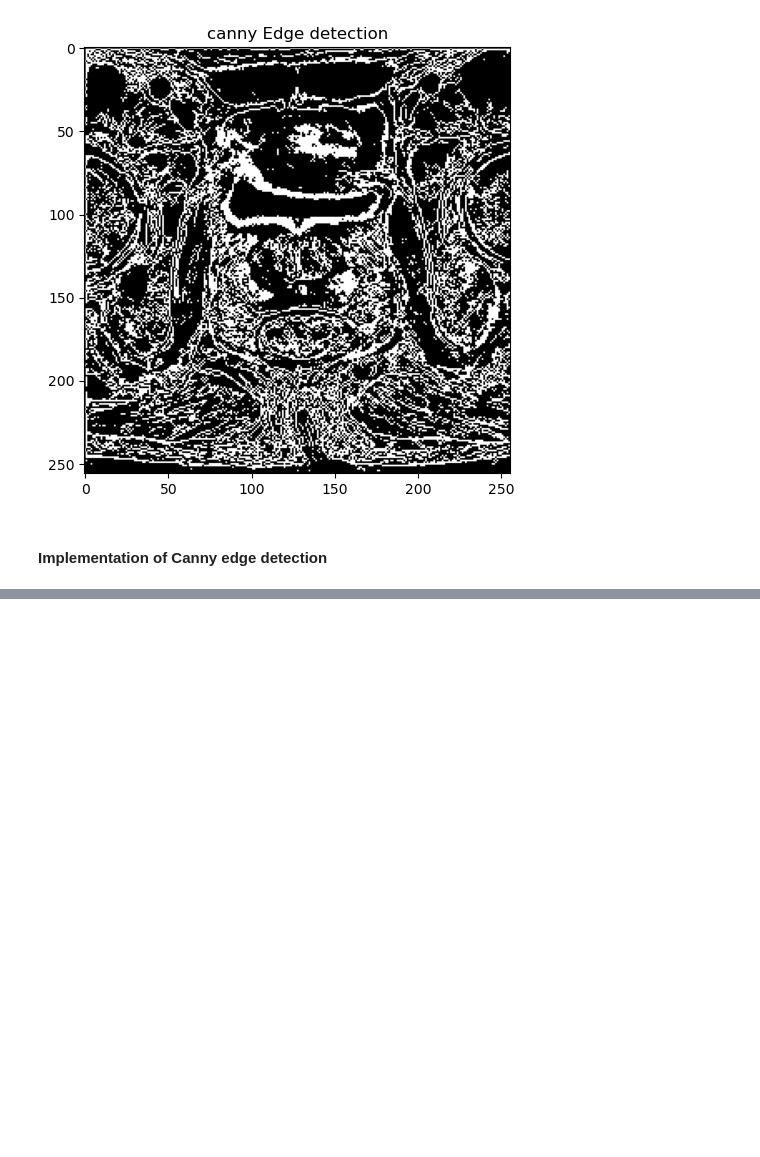
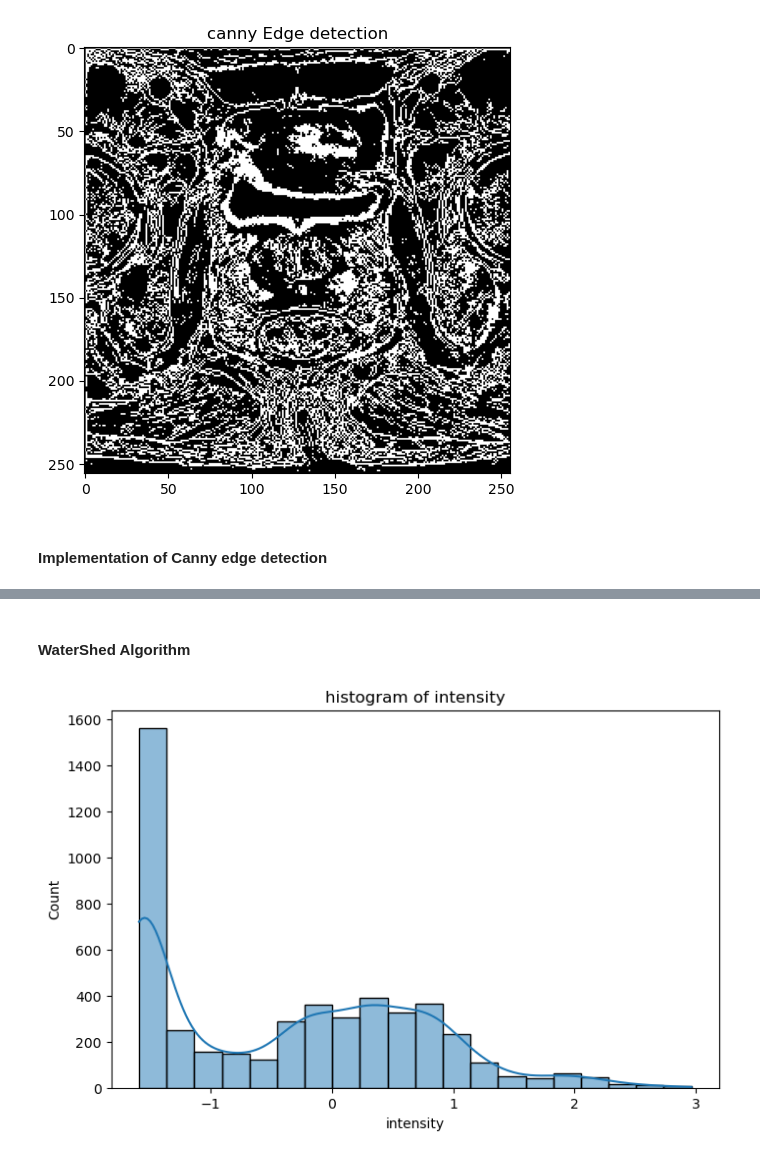
Before and after one commit to Mehrdadt1999/MRI_Preprocessing, a Jupyter notebook: Part3/MRI_preprocessing_part3.ipynb, the cells around one changed output, grey strips where cells are left out. Cells and saved outputs as stored; diff of their text form; code cells hidden in the pictures; blank space fills up the shorter version.

```diff
--- a/Part3/MRI_preprocessing_part3.ipynb
+++ b/Part3/MRI_preprocessing_part3.ipynb
@@ -116,0 +133,14 @@ df_t2w.to_csv('df_t2w.csv')
+# %% [markdown]
+#### WaterShed Algorithm
+# %%
+image = sitk.ReadImage(df_adc["path"].iloc[4])
+image_arr = sitk.GetArrayFromImage(image)
+
+
+plt.figure(figsize=(8, 5))
+sns.histplot(image_arr[:,:,10].flatten(),  kde=True)
+plt.xlabel("intensity")
+plt.title("histogram of intensity")
+plt.show()
+# %% [output]
+[figure, added]
```
Also changed, not shown: parts of 3 cells of this notebook.
